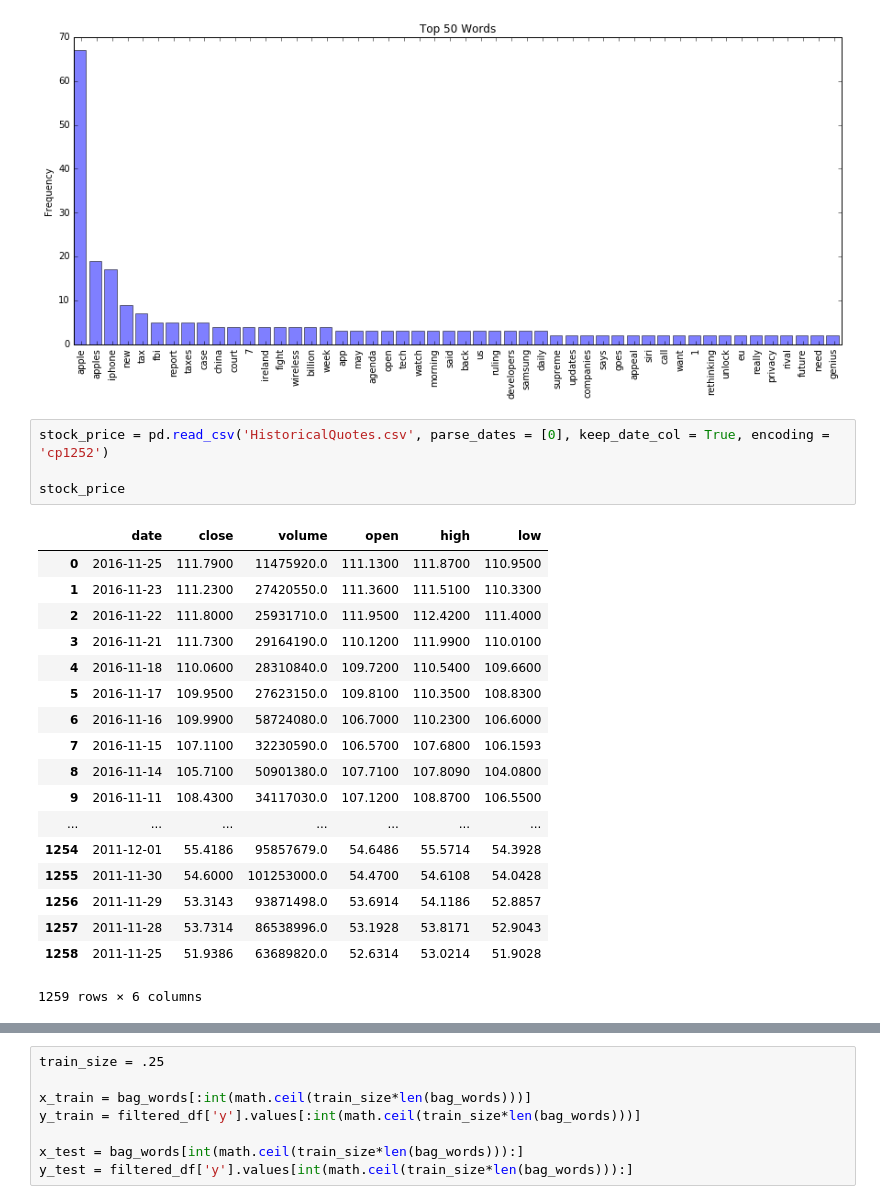
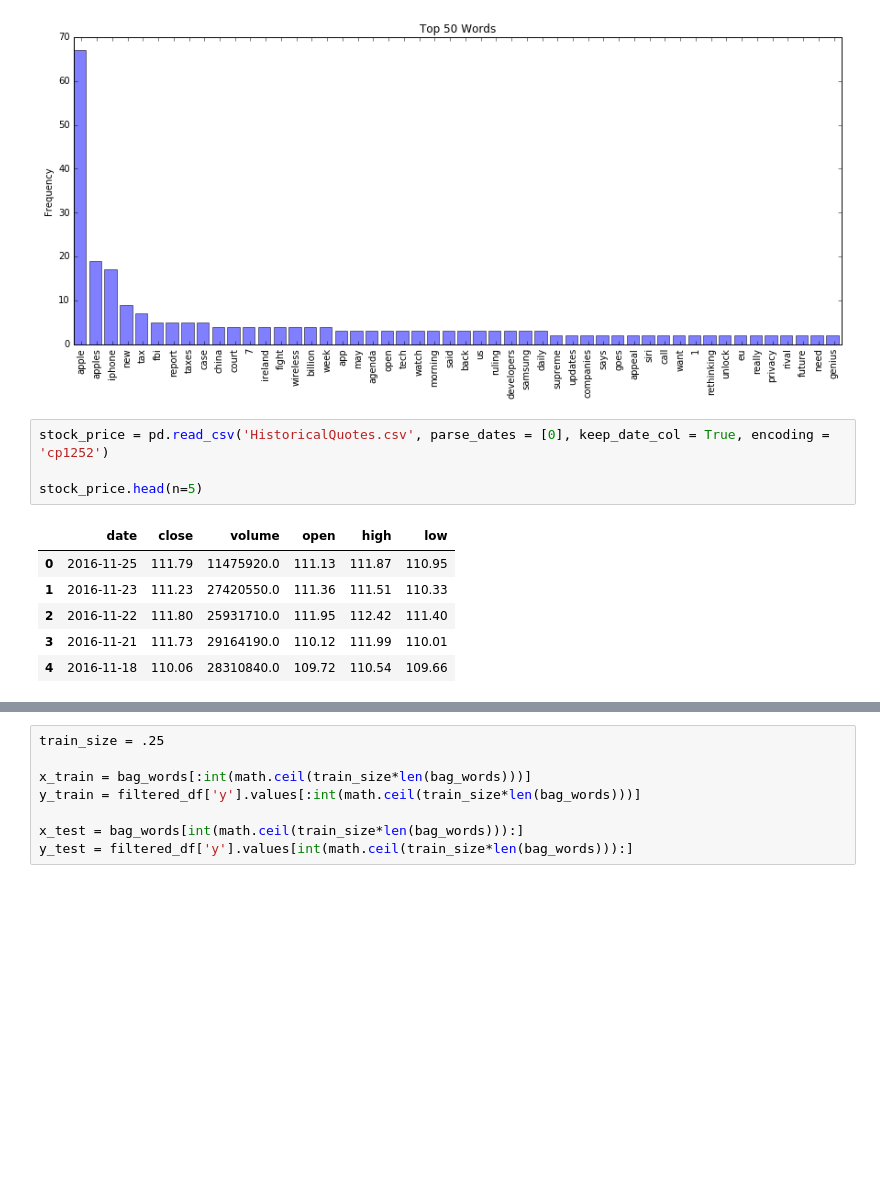
Before and after one commit to alexanderplin/CS109-Final-Project, a Jupyter notebook: Data Exploration.ipynb, the cells around one changed output, grey strips where cells are left out. Cells and saved outputs as stored; diff of their text form; blank space fills up the shorter version.

```diff
--- a/Data Exploration.ipynb
+++ b/Data Exploration.ipynb
@@ -343,24 +345,12 @@ plt.show()
 # %%
 stock_price = pd.read_csv('HistoricalQuotes.csv', parse_dates = [0], keep_date_col = True, encoding = 'cp1252')
 
-stock_price
+stock_price.head(n=5)
 # %% [output]
 |  | date | close | volume | open | high | low |
-| 0 | 2016-11-25 | 111.7900 | 11475920.0 | 111.1300 | 111.8700 | 110.9500 |
-| 1 | 2016-11-23 | 111.2300 | 27420550.0 | 111.3600 | 111.5100 | 110.3300 |
-| 2 | 2016-11-22 | 111.8000 | 25931710.0 | 111.9500 | 112.4200 | 111.4000 |
-| 3 | 2016-11-21 | 111.7300 | 29164190.0 | 110.1200 | 111.9900 | 110.0100 |
-| 4 | 2016-11-18 | 110.0600 | 28310840.0 | 109.7200 | 110.5400 | 109.6600 |
-| 5 | 2016-11-17 | 109.9500 | 27623150.0 | 109.8100 | 110.3500 | 108.8300 |
-| 6 | 2016-11-16 | 109.9900 | 58724080.0 | 106.7000 | 110.2300 | 106.6000 |
-| 7 | 2016-11-15 | 107.1100 | 32230590.0 | 106.5700 | 107.6800 | 106.1593 |
-| 8 | 2016-11-14 | 105.7100 | 50901380.0 | 107.7100 | 107.8090 | 104.0800 |
-| 9 | 2016-11-11 | 108.4300 | 34117030.0 | 107.1200 | 108.8700 | 106.5500 |
-| ... | ... | ... | ... | ... | ... | ... |
-| 1254 | 2011-12-01 | 55.4186 | 95857679.0 | 54.6486 | 55.5714 | 54.3928 |
-| 1255 | 2011-11-30 | 54.6000 | 101253000.0 | 54.4700 | 54.6108 | 54.0428 |
-| 1256 | 2011-11-29 | 53.3143 | 93871498.0 | 53.6914 | 54.1186 | 52.8857 |
-| 1257 | 2011-11-28 | 53.7314 | 86538996.0 | 53.1928 | 53.8171 | 52.9043 |
-| 1258 | 2011-11-25 | 51.9386 | 63689820.0 | 52.6314 | 53.0214 | 51.9028 |
+| 0 | 2016-11-25 | 111.79 | 11475920.0 | 111.13 | 111.87 | 110.95 |
+| 1 | 2016-11-23 | 111.23 | 27420550.0 | 111.36 | 111.51 | 110.33 |
+| 2 | 2016-11-22 | 111.80 | 25931710.0 | 111.95 | 112.42 | 111.40 |
+| 3 | 2016-11-21 | 111.73 | 29164190.0 | 110.12 | 111.99 | 110.01 |
+| 4 | 2016-11-18 | 110.06 | 28310840.0 | 109.72 | 110.54 | 109.66 |
-1259 rows × 6 columns
 # %%
```
Also changed, not shown: parts of 3 cells of this notebook.
